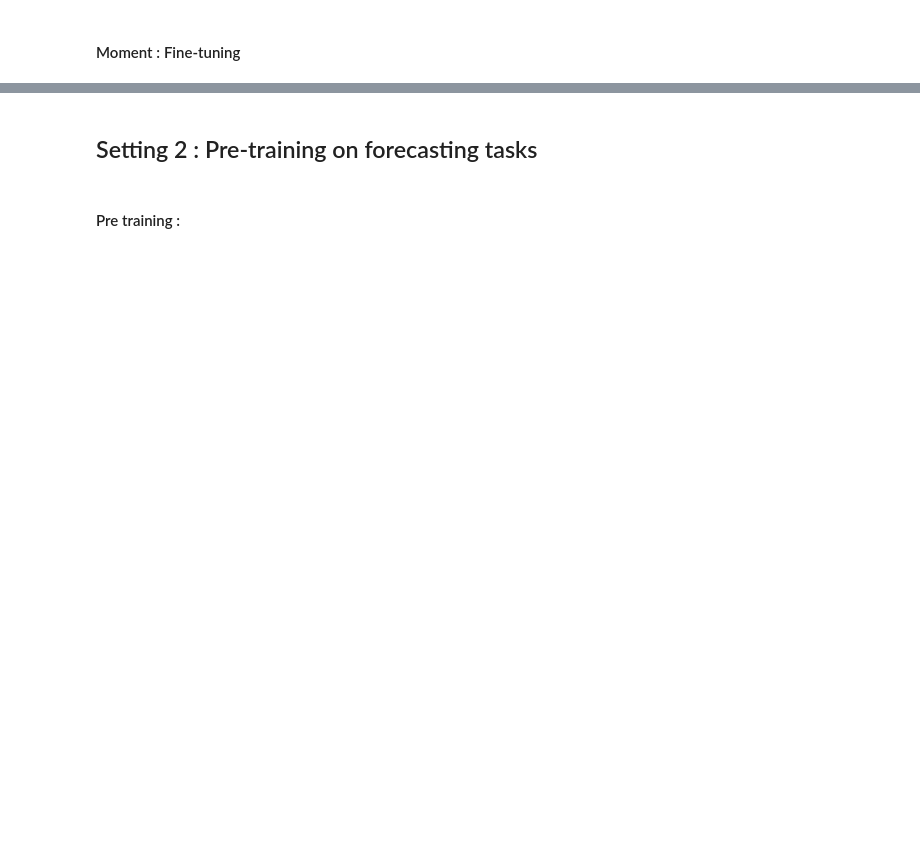
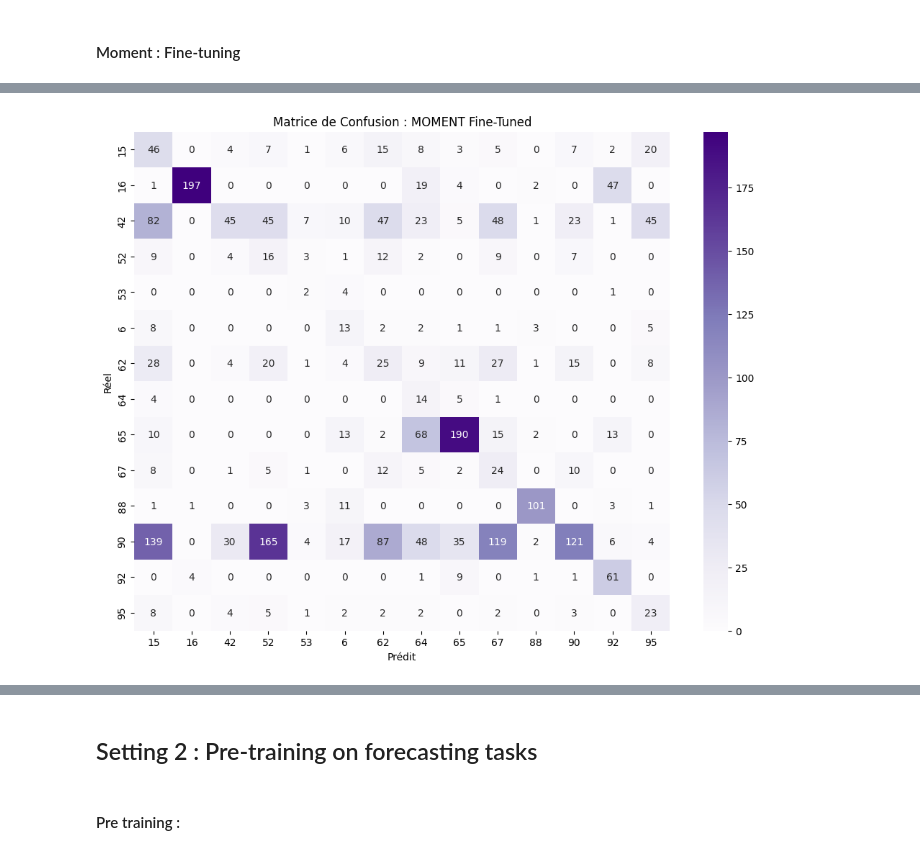
Before and after one commit to scartriche/lsst-moment-classification, a Jupyter notebook: time-series-project.ipynb, the cells around one changed output, grey strips where cells are left out. Saved outputs shown, nothing was run; the diff lists cells and outputs as text; code cells hidden in the pictures; blank space fills up the shorter version.

```diff
--- a/time-series-project.ipynb
+++ b/time-series-project.ipynb
@@ -281,8 +377,7 @@ Epoch [20/20] | Loss: 2.2150 | Acc: 0.3325 | F1: 0.1986
 # %% [markdown]
 #### Moment : Fine-tuning
 # %%
-# --- Lancer le Fine-Tuning ---
 print("\nLancement du Fine-Tuning (MOMENT-small)...")
-run_experiment(model_id="AutonLab/MOMENT-1-small", freeze_encoder=False, epochs=10, lr=1e-5)
+model_ft, classifier_ft, history_ft = run_experiment(model_id="AutonLab/MOMENT-1-small", freeze_encoder=False, epochs=10, lr=1e-5)
 # %% [output]
 Lancement du Fine-Tuning (MOMENT-small)...
@@ -298,0 +394,4 @@ Epoch [10/10] | Loss: 1.7169 | Acc: 0.3313 | F1: 0.2981
+# %%
+plot_confusion_matrix(model_ft, classifier_ft, test_loader, le)
+# %% [output]
+[figure, added]
```
Also changed, not shown: parts of 13 cells of this notebook.
